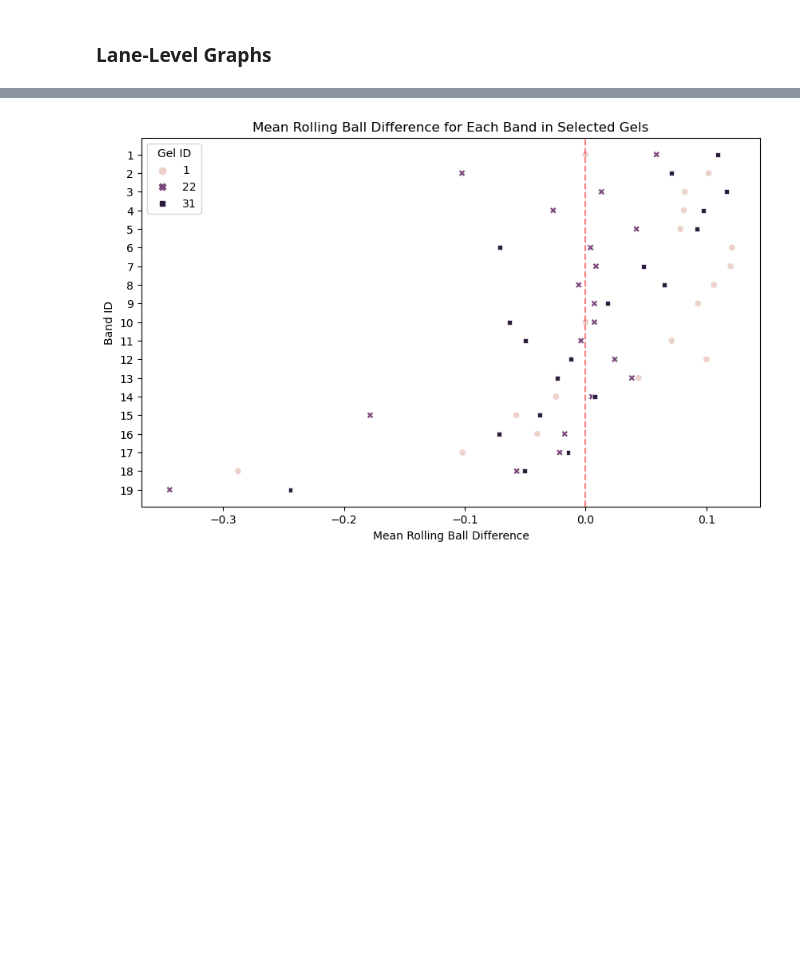
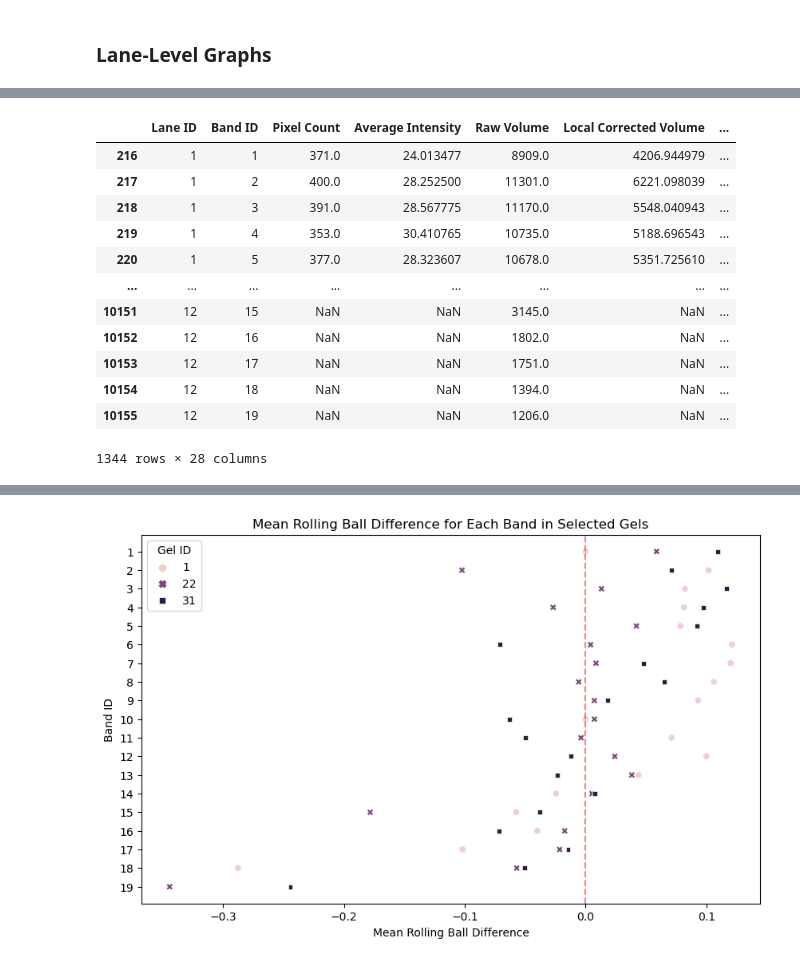
Before and after one commit to mattaq31/GelGenie, a Jupyter notebook: python-gelgenie/statistical_analysis/iterative_testing_notebooks/Analysis on Merged DF.ipynb, the cells around one changed output, grey strips where cells are left out. Saved outputs shown, nothing was run; the diff lists cells and outputs as text; code cells hidden in the pictures; blank space fills up the shorter version.

```diff
--- a/python-gelgenie/statistical_analysis/Analysis on Merged DF.ipynb
+++ b/python-gelgenie/statistical_analysis/iterative_testing_notebooks/Analysis on Merged DF.ipynb
@@ -222,0 +277,16 @@ pass
+# %%
+filtered_df
+# %% [output]
+|  | Lane ID | Band ID | Pixel Count | Average Intensity | Raw Volume | Local Corrected Volume | ... |
+| 216 | 1 | 1 | 371.0 | 24.013477 | 8909.0 | 4206.944979 | ... |
+| 217 | 1 | 2 | 400.0 | 28.252500 | 11301.0 | 6221.098039 | ... |
+| 218 | 1 | 3 | 391.0 | 28.567775 | 11170.0 | 5548.040943 | ... |
+| 219 | 1 | 4 | 353.0 | 30.410765 | 10735.0 | 5188.696543 | ... |
+| 220 | 1 | 5 | 377.0 | 28.323607 | 10678.0 | 5351.725610 | ... |
+| ... | ... | ... | ... | ... | ... | ... | ... |
+| 10151 | 12 | 15 | NaN | NaN | 3145.0 | NaN | ... |
+| 10152 | 12 | 16 | NaN | NaN | 1802.0 | NaN | ... |
+| 10153 | 12 | 17 | NaN | NaN | 1751.0 | NaN | ... |
+| 10154 | 12 | 18 | NaN | NaN | 1394.0 | NaN | ... |
+| 10155 | 12 | 19 | NaN | NaN | 1206.0 | NaN | ... |
+1344 rows × 28 columns
```
Also changed, not shown: parts of 6 cells of this notebook, 2 other files.
